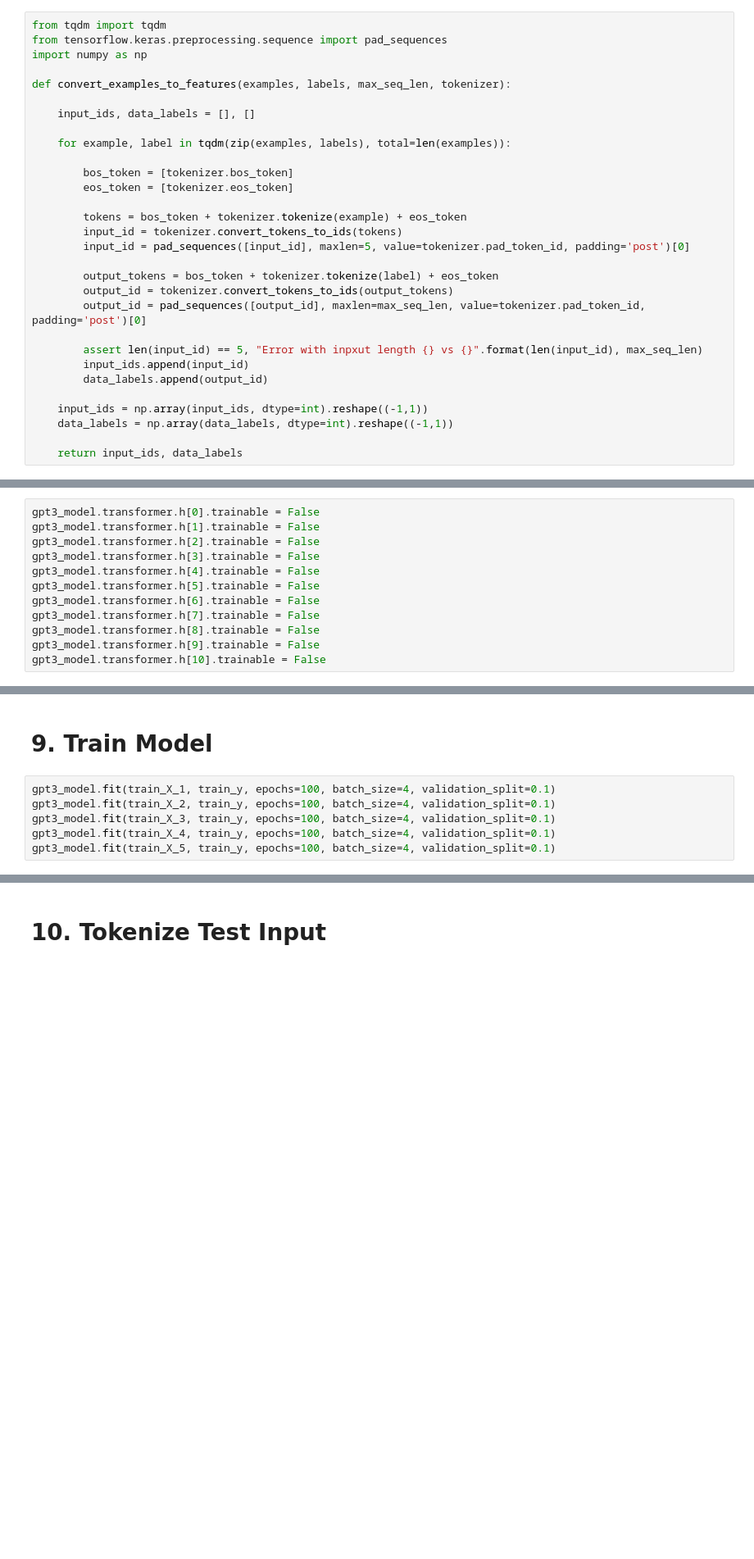
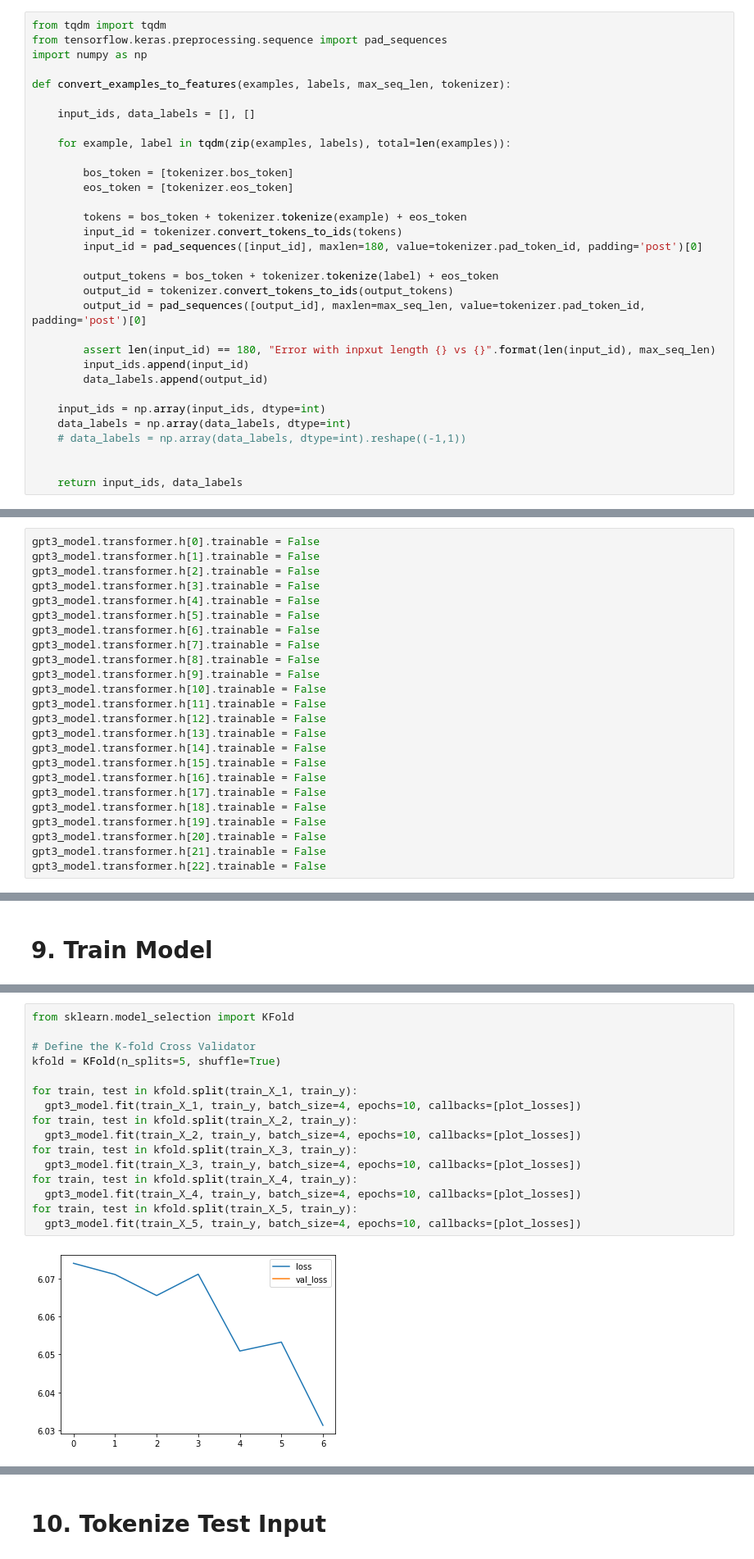
Before and after one commit to MJ199999/-SW-, a Jupyter notebook: code/train.ipynb, the cells around one changed output, grey strips where cells are left out. Shown: that part at 82% size. Cells and saved outputs as stored; diff of their text form; blank space fills up the shorter version.

```diff
--- a/code/train.ipynb
+++ b/code/train.ipynb
@@ -106,18 +143,20 @@ def convert_examples_to_features(examples, labels, max_seq_len, tokenizer):
 
         tokens = bos_token + tokenizer.tokenize(example) + eos_token
         input_id = tokenizer.convert_tokens_to_ids(tokens)
-        input_id = pad_sequences([input_id], maxlen=5, value=tokenizer.pad_token_id, padding='post')[0]
+        input_id = pad_sequences([input_id], maxlen=180, value=tokenizer.pad_token_id, padding='post')[0]
 
         output_tokens = bos_token + tokenizer.tokenize(label) + eos_token
         output_id = tokenizer.convert_tokens_to_ids(output_tokens)
         output_id = pad_sequences([output_id], maxlen=max_seq_len, value=tokenizer.pad_token_id, padding='post')[0]
 
-        assert len(input_id) == 5, "Error with inpxut length {} vs {}".format(len(input_id), max_seq_len)
+        assert len(input_id) == 180, "Error with inpxut length {} vs {}".format(len(input_id), max_seq_len)
         input_ids.append(input_id)
         data_labels.append(output_id)
 
-    input_ids = np.array(input_ids, dtype=int).reshape((-1,1))
-    data_labels = np.array(data_labels, dtype=int).reshape((-1,1))
+    input_ids = np.array(input_ids, dtype=int)
+    data_labels = np.array(data_labels, dtype=int)
+    # data_labels = np.array(data_labels, dtype=int).reshape((-1,1))
+
 
     return input_ids, data_labels
 # %% [markdown]
@@ -148,3 +187,15 @@ gpt3_model.transformer.h[7].trainable = False
 gpt3_model.transformer.h[8].trainable = False
 gpt3_model.transformer.h[9].trainable = False
 gpt3_model.transformer.h[10].trainable = False
+gpt3_model.transformer.h[11].trainable = False
+gpt3_model.transformer.h[12].trainable = False
+gpt3_model.transformer.h[13].trainable = False
+gpt3_model.transformer.h[14].trainable = False
+gpt3_model.transformer.h[15].trainable = False
+gpt3_model.transformer.h[16].trainable = False
+gpt3_model.transformer.h[17].trainable = False
+gpt3_model.transformer.h[18].trainable = False
+gpt3_model.transformer.h[19].trainable = False
+gpt3_model.transformer.h[20].trainable = False
+gpt3_model.transformer.h[21].trainable = False
+gpt3_model.transformer.h[22].trainable = False
@@ -197,8 +278,2 @@ early_stopping = EarlyStopping(monitor='val_loss', patience=10)
 # %% [markdown]
 # 9. Train Model
-# %%
-gpt3_model.fit(train_X_1, train_y, epochs=100, batch_size=4, validation_split=0.1)
-gpt3_model.fit(train_X_2, train_y, epochs=100, batch_size=4, validation_split=0.1)
-gpt3_model.fit(train_X_3, train_y, epochs=100, batch_size=4, validation_split=0.1)
-gpt3_model.fit(train_X_4, train_y, epochs=100, batch_size=4, validation_split=0.1)
-gpt3_model.fit(train_X_5, train_y, epochs=100, batch_size=4, validation_split=0.1)
@@ -223,0 +280,18 @@ KeyboardInterrupt: ignored
+# %%
+from sklearn.model_selection import KFold
+
+# Define the K-fold Cross Validator
+kfold = KFold(n_splits=5, shuffle=True)
+
+for train, test in kfold.split(train_X_1, train_y):
+  gpt3_model.fit(train_X_1, train_y, batch_size=4, epochs=10, callbacks=[plot_losses])
+for train, test in kfold.split(train_X_2, train_y):
+  gpt3_model.fit(train_X_2, train_y, batch_size=4, epochs=10, callbacks=[plot_losses])
+for train, test in kfold.split(train_X_3, train_y):
+  gpt3_model.fit(train_X_3, train_y, batch_size=4, epochs=10, callbacks=[plot_losses])
+for train, test in kfold.split(train_X_4, train_y):
+  gpt3_model.fit(train_X_4, train_y, batch_size=4, epochs=10, callbacks=[plot_losses])
+for train, test in kfold.split(train_X_5, train_y):
+  gpt3_model.fit(train_X_5, train_y, batch_size=4, epochs=10, callbacks=[plot_losses])
+# %% [output]
+[figure, added]
```
Also changed, not shown: parts of 29 cells of this notebook.
